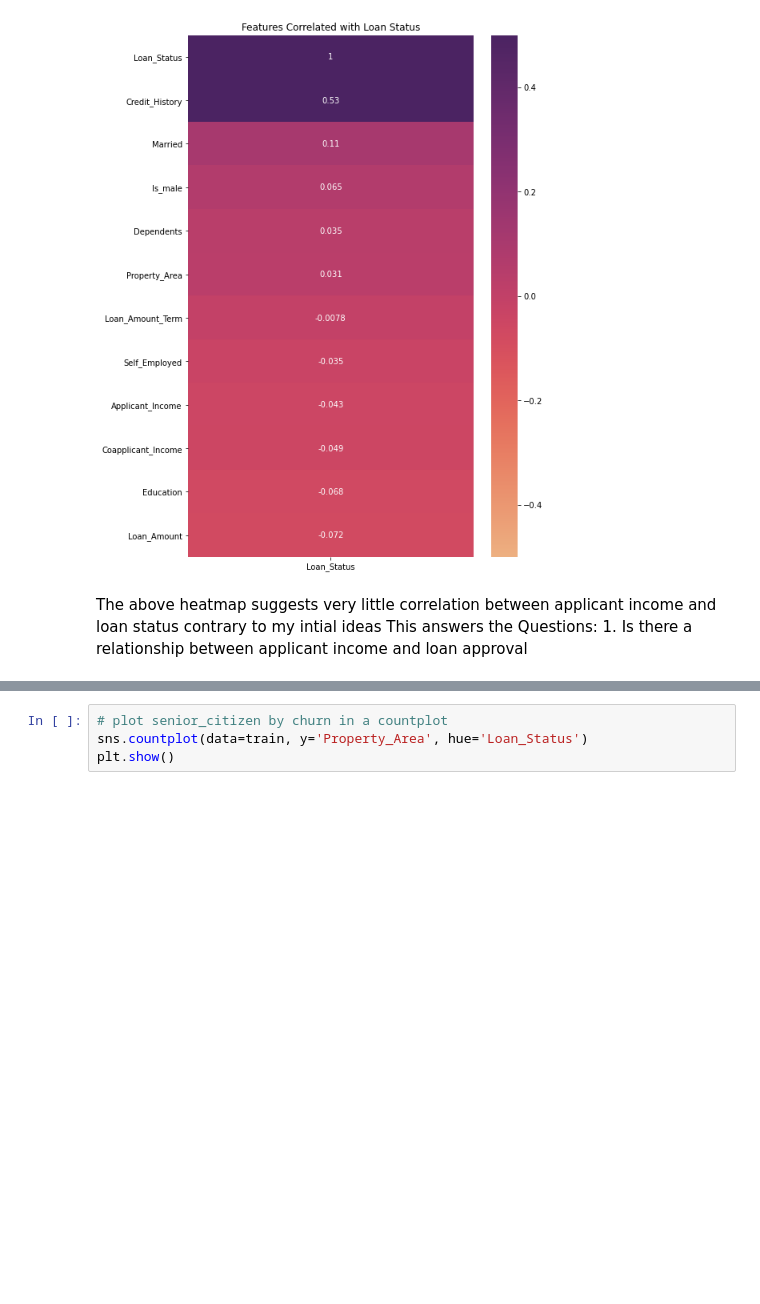
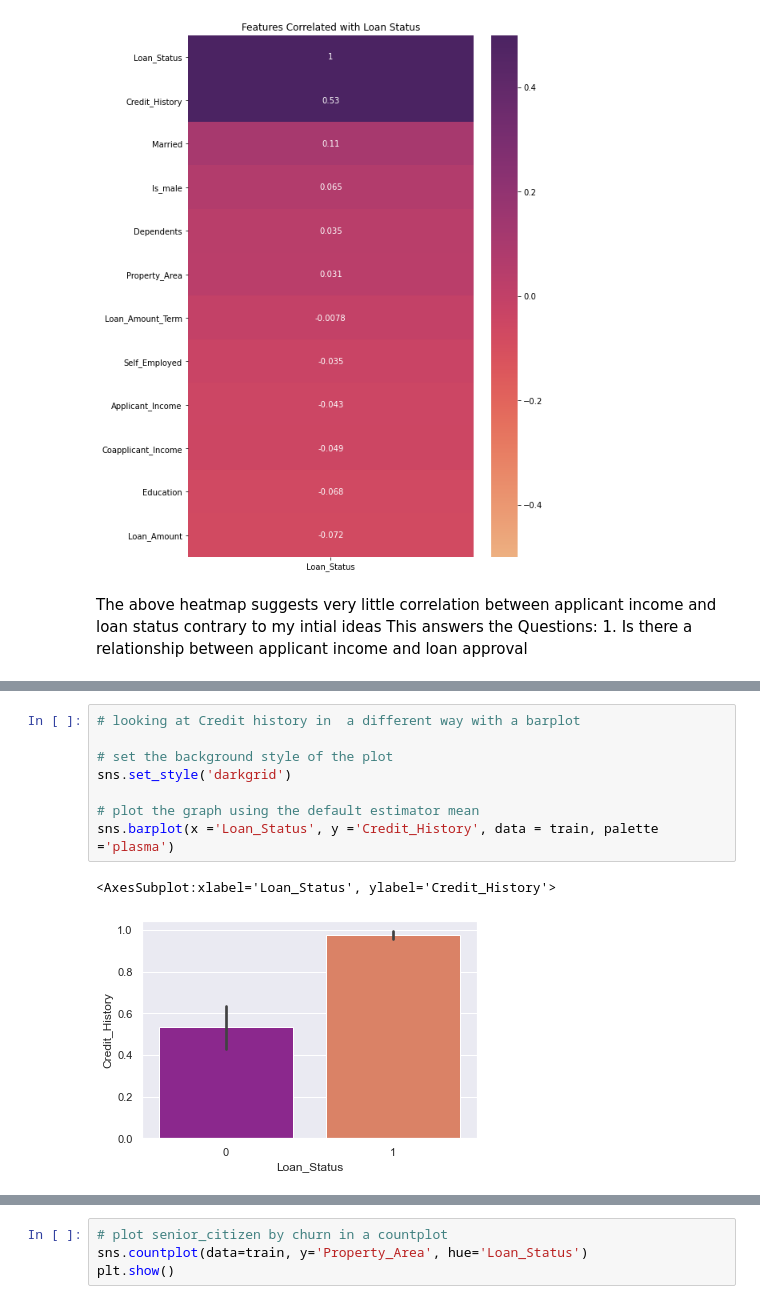
Before and after one commit to SLawsonWoods/Loan_Status_Classification_Project, a Jupyter notebook: final_notebook.ipynb, the cells around one changed output, grey strips where cells are left out. Saved outputs shown, nothing was run; the diff lists cells and outputs as text; blank space fills up the shorter version.

```diff
--- a/final_notebook.ipynb
+++ b/final_notebook.ipynb
@@ -205,0 +215,11 @@ This answers the Questions: 1. Is there a relationship between applicant income
+# %%
+# looking at Credit history in  a different way with a barplot
+
+# set the background style of the plot
+sns.set_style('darkgrid')
+
+# plot the graph using the default estimator mean
+sns.barplot(x ='Loan_Status', y ='Credit_History', data = train, palette ='plasma')
+# %% [output]
+<AxesSubplot:xlabel='Loan_Status', ylabel='Credit_History'>
+[figure, added]
```
Also changed, not shown: parts of 15 cells of this notebook, 3 other files.
